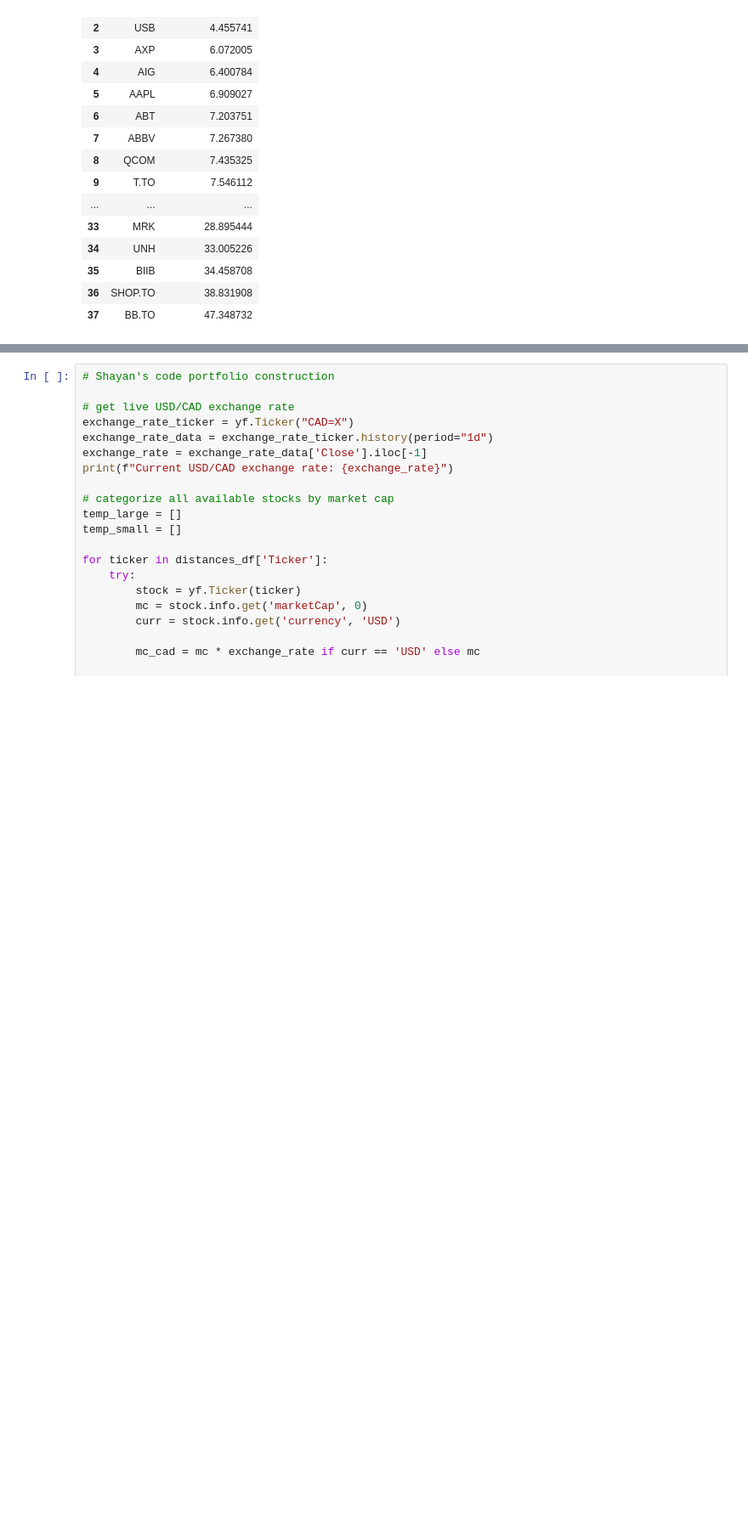
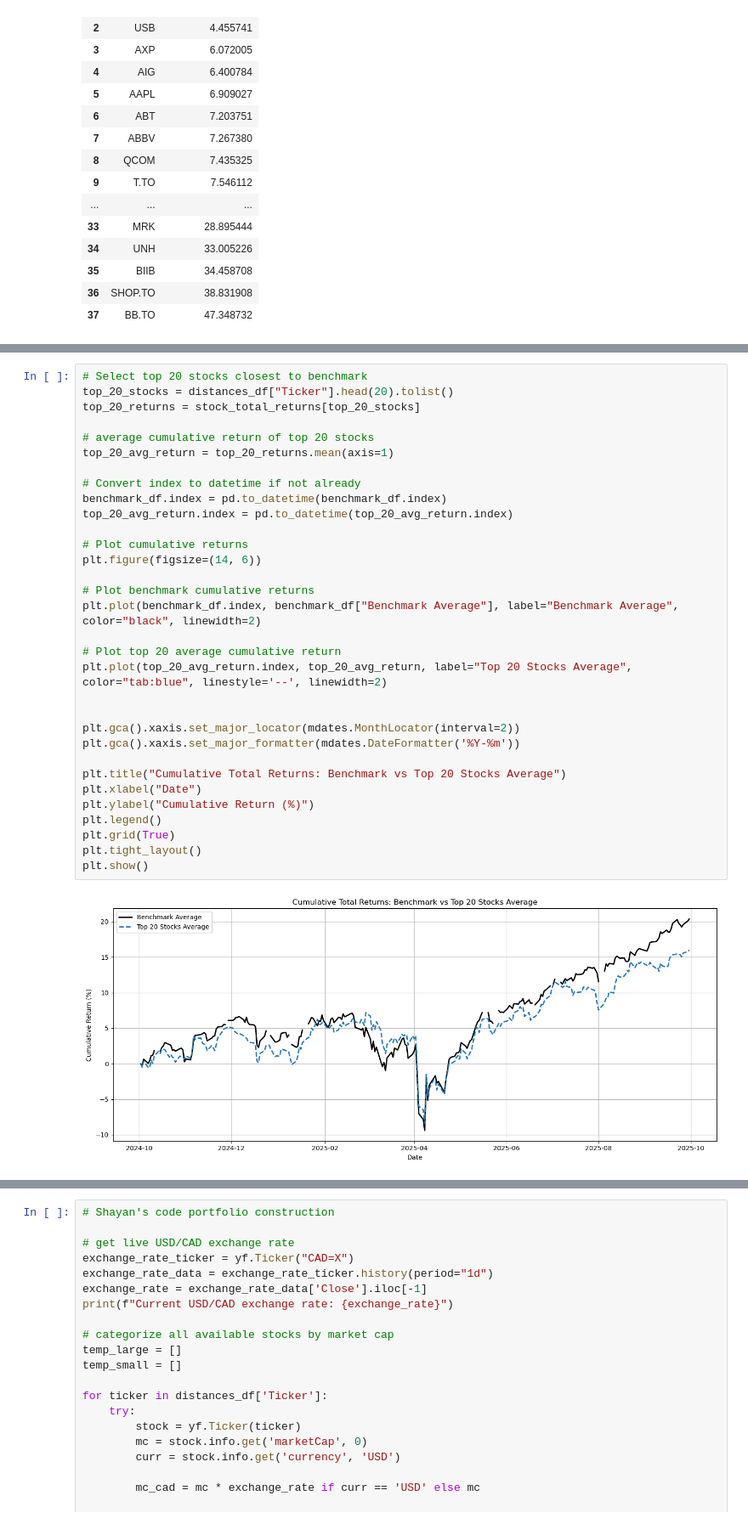
Before and after one commit to shayankjalali/market-meet, a Jupyter notebook: Team_06_Assignment.ipynb, the cells around one changed output, grey strips where cells are left out. Shown at 85% size. Drawn from its saved outputs; the diff is of its cells as text; blank space fills up the shorter version.

Commit message:
documented whole new file
finished documentation and added visuals for whole file

```diff
--- a/Team_06_Assignment.ipynb
+++ b/Team_06_Assignment.ipynb
@@ -203,3 +213,37 @@ Benchmark Average:
+# %%
+# Select top 20 stocks closest to benchmark
+top_20_stocks = distances_df["Ticker"].head(20).tolist()
+top_20_returns = stock_total_returns[top_20_stocks]
+
+# average cumulative return of top 20 stocks
+top_20_avg_return = top_20_returns.mean(axis=1)
+
+# Convert index to datetime if not already
+benchmark_df.index = pd.to_datetime(benchmark_df.index)
+top_20_avg_return.index = pd.to_datetime(top_20_avg_return.index)
+
+# Plot cumulative returns
+plt.figure(figsize=(14, 6))
+
+# Plot benchmark cumulative returns
+plt.plot(benchmark_df.index, benchmark_df["Benchmark Average"], label="Benchmark Average", color="black", linewidth=2)
+
+# Plot top 20 average cumulative return
+plt.plot(top_20_avg_return.index, top_20_avg_return, label="Top 20 Stocks Average", color="tab:blue", linestyle='--', linewidth=2)
+
+
+plt.gca().xaxis.set_major_locator(mdates.MonthLocator(interval=2))
+plt.gca().xaxis.set_major_formatter(mdates.DateFormatter('%Y-%m'))
+
+plt.title("Cumulative Total Returns: Benchmark vs Top 20 Stocks Average")
+plt.xlabel("Date")
+plt.ylabel("Cumulative Return (%)")
+plt.legend()
+plt.grid(True)
+plt.tight_layout()
+plt.show()
+# %% [output]
+[figure, added]
 # %% [markdown]
 ## Portfolio Construction
 
```
Also changed, not shown: parts of 14 cells of this notebook.
